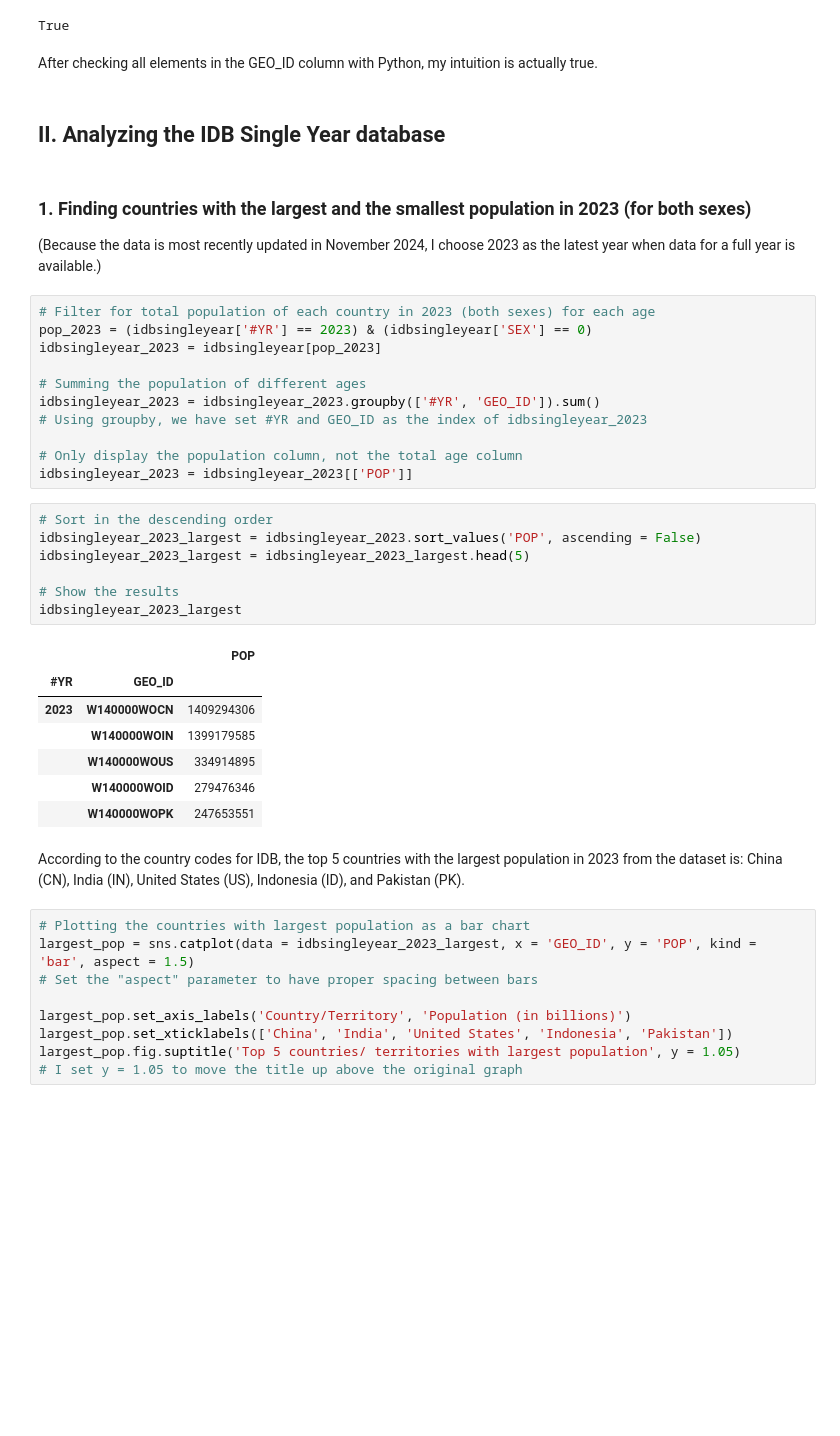
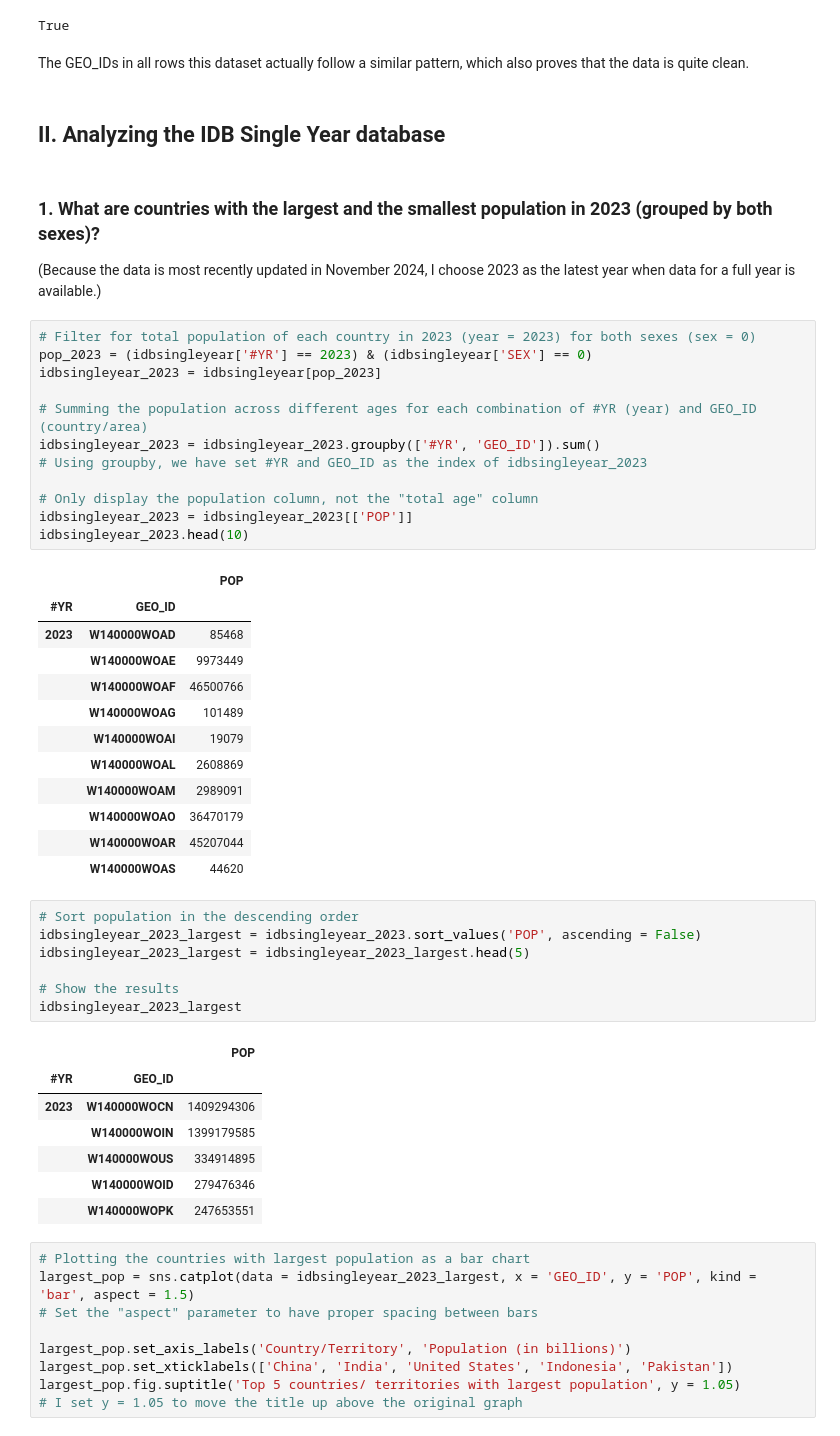
Before and after one commit to thaianle/international-database, a Jupyter notebook: idbsingleyear-python.ipynb, the cells around one changed output. Saved outputs shown, nothing was run; the diff lists cells and outputs as text; blank space fills up the shorter version.

Commit message:
Refine narrative for worldwide population trends

```diff
--- a/idbsingleyear-python.ipynb
+++ b/idbsingleyear-python.ipynb
@@ -120,25 +122,40 @@ print(result)
 # %% [output]
 True
 # %% [markdown]
-After checking all elements in the GEO_ID column with Python, my intuition is actually true.
+The GEO_IDs in all rows this dataset actually follow a similar pattern, which also proves that the data is quite clean.
 # %% [markdown]
 ## II. Analyzing the IDB Single Year database
 # %% [markdown]
-### 1. Finding countries with the largest and the smallest population in 2023 (for both sexes)
+### 1. What are countries with the largest and the smallest population in 2023 (grouped by both sexes)?
+
 (Because the data is most recently updated in November 2024, I choose 2023 as the latest year when data for a full year is available.)
 # %%
-# Filter for total population of each country in 2023 (both sexes) for each age
+# Filter for total population of each country in 2023 (year = 2023) for both sexes (sex = 0)
 pop_2023 = (idbsingleyear['#YR'] == 2023) & (idbsingleyear['SEX'] == 0)
 idbsingleyear_2023 = idbsingleyear[pop_2023]
 
-# Summing the population of different ages
+# Summing the population across different ages for each combination of #YR (year) and GEO_ID (country/area)
 idbsingleyear_2023 = idbsingleyear_2023.groupby(['#YR', 'GEO_ID']).sum()
 # Using groupby, we have set #YR and GEO_ID as the index of idbsingleyear_2023
 
-# Only display the population column, not the total age column
+# Only display the population column, not the "total age" column
 idbsingleyear_2023 = idbsingleyear_2023[['POP']]
+idbsingleyear_2023.head(10)
+# %% [output]
+|  |  | POP |
+| #YR | GEO_ID |  |
+| 2023 | W140000WOAD | 85468 |
+|  | W140000WOAE | 9973449 |
+|  | W140000WOAF | 46500766 |
+|  | W140000WOAG | 101489 |
+|  | W140000WOAI | 19079 |
+|  | W140000WOAL | 2608869 |
+|  | W140000WOAM | 2989091 |
+|  | W140000WOAO | 36470179 |
+|  | W140000WOAR | 45207044 |
+|  | W140000WOAS | 44620 |
 # %%
-# Sort in the descending order
+# Sort population in the descending order
 idbsingleyear_2023_largest = idbsingleyear_2023.sort_values('POP', ascending = False)
 idbsingleyear_2023_largest = idbsingleyear_2023_largest.head(5)
 
@@ -152,8 +169,6 @@ idbsingleyear_2023_largest
 |  | W140000WOUS | 334914895 |
 |  | W140000WOID | 279476346 |
 |  | W140000WOPK | 247653551 |
-# %% [markdown]
-According to the country codes for IDB, the top 5 countries with the largest population in 2023 from the dataset is: China (CN), India (IN), United States (US), Indonesia (ID), and Pakistan (PK).
 # %%
 # Plotting the countries with largest population as a bar chart
 largest_pop = sns.catplot(data = idbsingleyear_2023_largest, x = 'GEO_ID', y = 'POP', kind = 'bar', aspect = 1.5)
```
Also changed, not shown: parts of 17 cells of this notebook.
